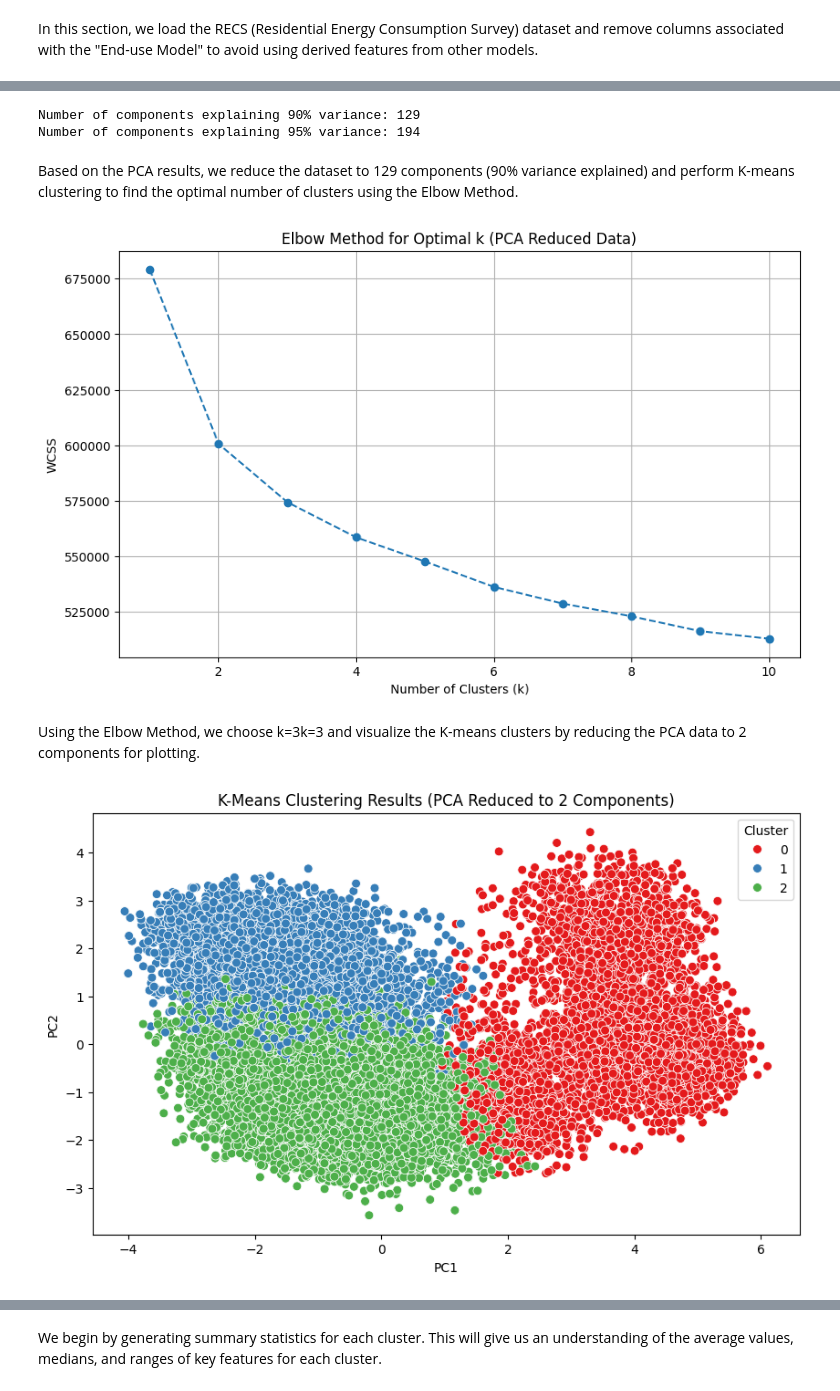
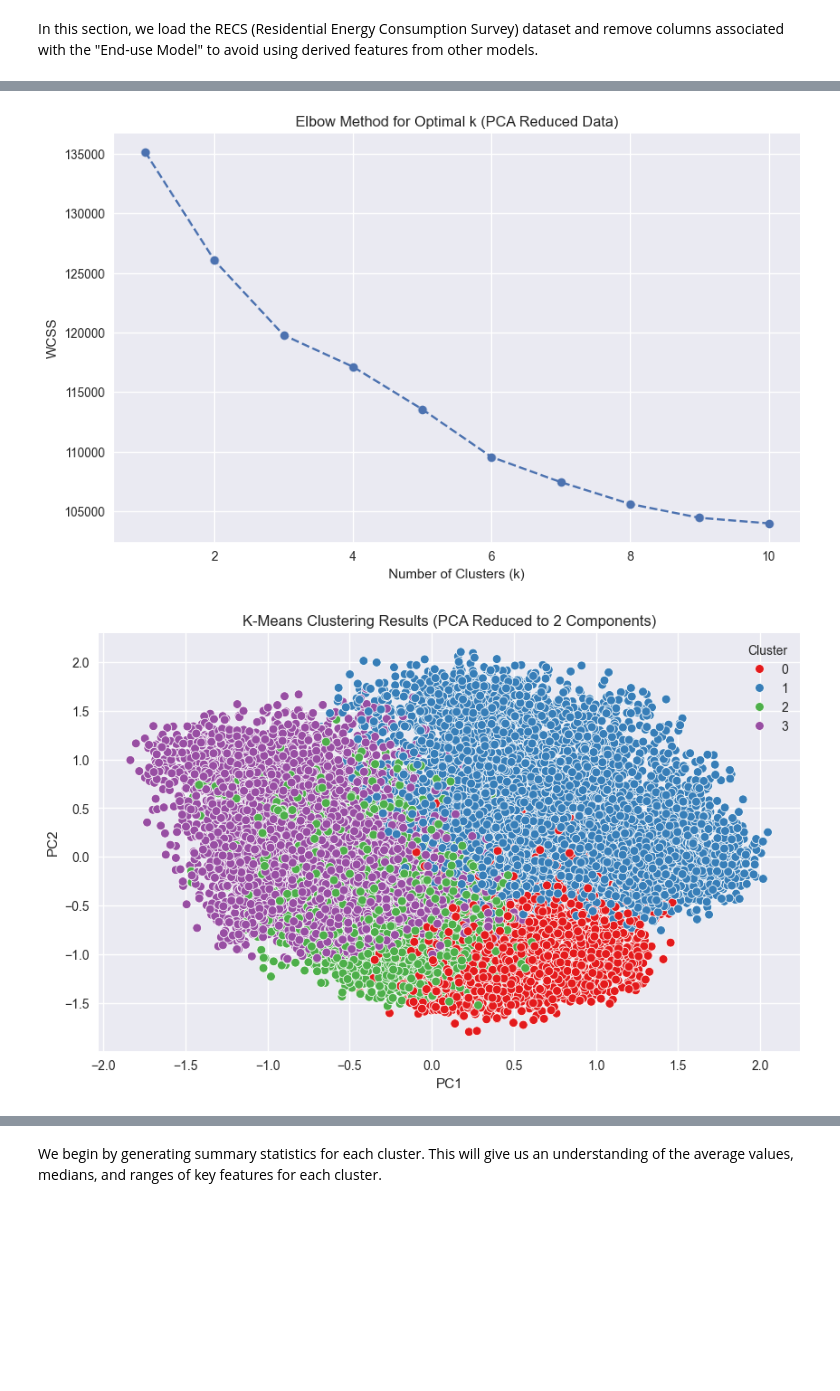
Before and after one commit to numansuri/Milestone_II, a Jupyter notebook: Numan_Exploration/recs_unsupervised_learning.ipynb, the cells around one changed output, grey strips where cells are left out. Saved outputs shown, nothing was run; the diff lists cells and outputs as text; code cells hidden in the pictures; blank space fills up the shorter version.

```diff
--- a/Numan_Exploration/recs_unsupervised_learning.ipynb
+++ b/Numan_Exploration/recs_unsupervised_learning.ipynb
@@ -56,0 +120,4 @@ We apply PCA to reduce the dimensionality of the dataset and analyze how much va
+# %%
+# One-hot encode categorical variables
+subset_df = pd.get_dummies(subset_df, columns=categorical_cols, drop_first=True)
+print(f"The dataset now has {subset_df.shape[1]} columns after one-hot encoding.")
@@ -56,0 +126,6 @@ We apply PCA to reduce the dimensionality of the dataset and analyze how much va
+# %%
+# Perform PCA to capture 90% of the variance
+pca = PCA(n_components=0.90, random_state=42)
+pca_result = pca.fit_transform(subset_df)
+
+print(f"PCA reduced the dataset to {pca_result.shape[1]} principal components.")
@@ -57,17 +134,19 @@ We apply PCA to reduce the dimensionality of the dataset and analyze how much va
 # %%
-# Perform PCA
-pca = PCA()
-pca_result = pca.fit_transform(final_df)
-
-# Calculate the cumulative explained variance
+# Plot cumulative explained variance
 explained_variance = np.cumsum(pca.explained_variance_ratio_)
 
-# Plot the cumulative explained variance
 plt.figure(figsize=(10, 6))
-plt.plot(explained_variance, marker='o', linestyle='--')
+plt.plot(range(1, len(explained_variance) + 1), explained_variance, marker='o', linestyle='--')
 plt.title('Cumulative Explained Variance by Principal Components')
 plt.xlabel('Number of Components')
 plt.ylabel('Cumulative Explained Variance')
 plt.grid(True)
 plt.show()
+
+# Determine the number of components that explain at least 90% of the variance
+components_90_variance = np.argmax(explained_variance >= 0.90) + 1
+print(f"Number of components explaining at least 90% variance: {components_90_variance}")
+
+pca_90 = PCA(n_components=components_90_variance)
+pca_90_result = pca_90.fit_transform(subset_df)
 # %% [output]
@@ -75,20 +155,4 @@ plt.show()
-# %%
-# Find the number of components that explain at least 90% of the variance
-explained_variance_90 = np.where(explained_variance >= 0.90)[0][0] + 1  # +1 to get the actual component count
-explained_variance_95 = np.where(explained_variance >= 0.95)[0][0] + 1  # +1 to get the actual component count
-
-print(f"Number of components explaining 90% variance: {explained_variance_90}")
-print(f"Number of components explaining 95% variance: {explained_variance_95}")
-# %% [output]
-Number of components explaining 90% variance: 129
-Number of components explaining 95% variance: 194
-# %% [markdown]
-Based on the PCA results, we reduce the dataset to 129 components (90% variance explained) and perform K-means clustering to find the optimal number of clusters using the Elbow Method.
 # %%
-# Reduce the data to 129 components (for 90% variance)
-pca_90 = PCA(n_components=129)
-pca_90_result = pca_90.fit_transform(final_df)
-
 # Calculate WCSS (within-cluster sum of squares) for different values of k
 wcss = []
 K = range(1, 11)
@@ -107,26 +171,24 @@ plt.ylabel('WCSS')
 plt.grid(True)
 plt.show()
 # %% [output]
-[figure, old version]
+[figure, new version]
-# %% [markdown]
-Using the Elbow Method, we choose k=3k=3 and visualize the K-means clusters by reducing the PCA data to 2 components for plotting.
 # %%
-# Perform K-means clustering with the chosen k (3)
-kmeans = KMeans(n_clusters=3, random_state=42)
+# Perform K-means clustering with the chosen k (4)
+kmeans = KMeans(n_clusters=4, random_state=42)
 kmeans_labels = kmeans.fit_predict(pca_90_result)
 
 # Reduce to 2 components for visualization
 pca_2 = PCA(n_components=2)
 pca_2_result = pca_2.fit_transform(pca_90_result)
 
 # Create a dataframe for the 2D PCA results
 pca_df = pd.DataFrame(data=pca_2_result, columns=['PC1', 'PC2'])
 pca_df['Cluster'] = kmeans_labels
 
 # Plot the clusters
 plt.figure(figsize=(10, 6))
 sns.scatterplot(x='PC1', y='PC2', hue='Cluster', data=pca_df, palette='Set1', s=50)
 plt.title('K-Means Clustering Results (PCA Reduced to 2 Components)')
 plt.show()
 # %% [output]
-[figure, old version]
+[figure, new version]
```
Also changed, not shown: parts of 22 cells of this notebook, 2 other files.
